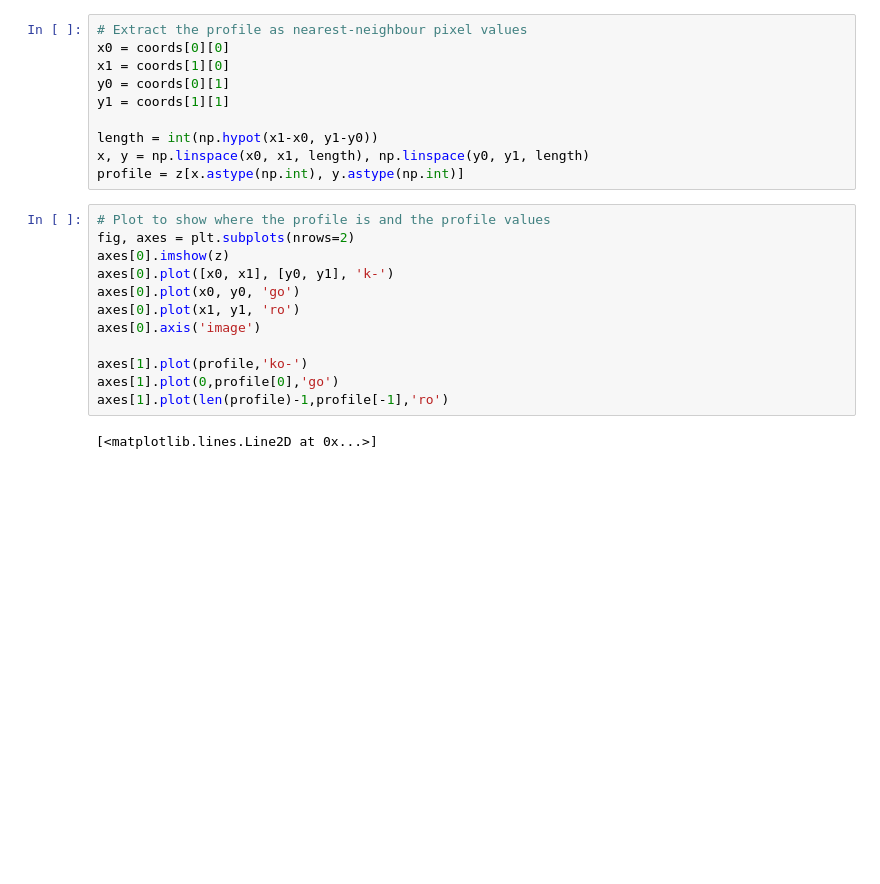
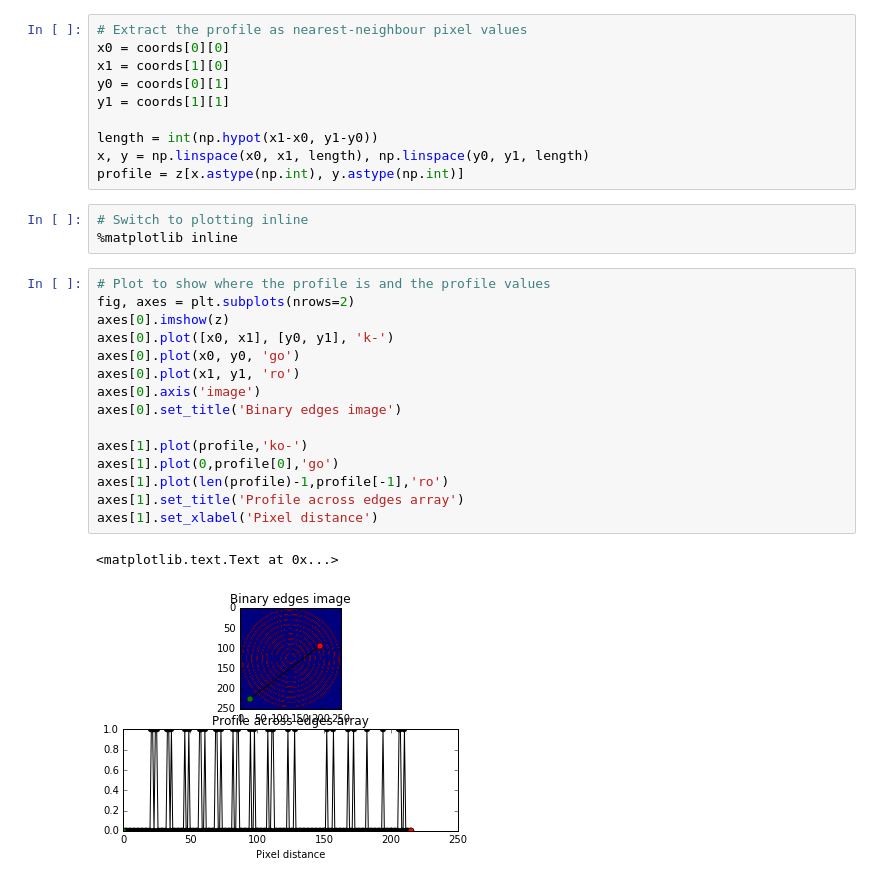
Before and after one commit to lbillingham/edge_detection_sw_carp, a Jupyter notebook: pick_profile.ipynb, the cells around one changed output. Saved outputs shown, nothing was run; the diff lists cells and outputs as text; blank space fills up the shorter version.

Commit message:
Best version of profile pick

```diff
--- a/pick_profile.ipynb
+++ b/pick_profile.ipynb
@@ -73,17 +72,24 @@ y1 = coords[1][1]
 length = int(np.hypot(x1-x0, y1-y0))
 x, y = np.linspace(x0, x1, length), np.linspace(y0, y1, length)
 profile = z[x.astype(np.int), y.astype(np.int)]
+# %%
+# Switch to plotting inline
+%matplotlib inline
 # %%
 # Plot to show where the profile is and the profile values
 fig, axes = plt.subplots(nrows=2)
 axes[0].imshow(z)
 axes[0].plot([x0, x1], [y0, y1], 'k-')
 axes[0].plot(x0, y0, 'go')
 axes[0].plot(x1, y1, 'ro')
 axes[0].axis('image')
+axes[0].set_title('Binary edges image')
 
 axes[1].plot(profile,'ko-')
 axes[1].plot(0,profile[0],'go')
 axes[1].plot(len(profile)-1,profile[-1],'ro')
+axes[1].set_title('Profile across edges array')
+axes[1].set_xlabel('Pixel distance')
 # %% [output]
-[<matplotlib.lines.Line2D at 0x...>]
+<matplotlib.text.Text at 0x...>
+[figure, added]
```
Also changed, not shown: parts of 2 cells of this notebook, 1 other file.
